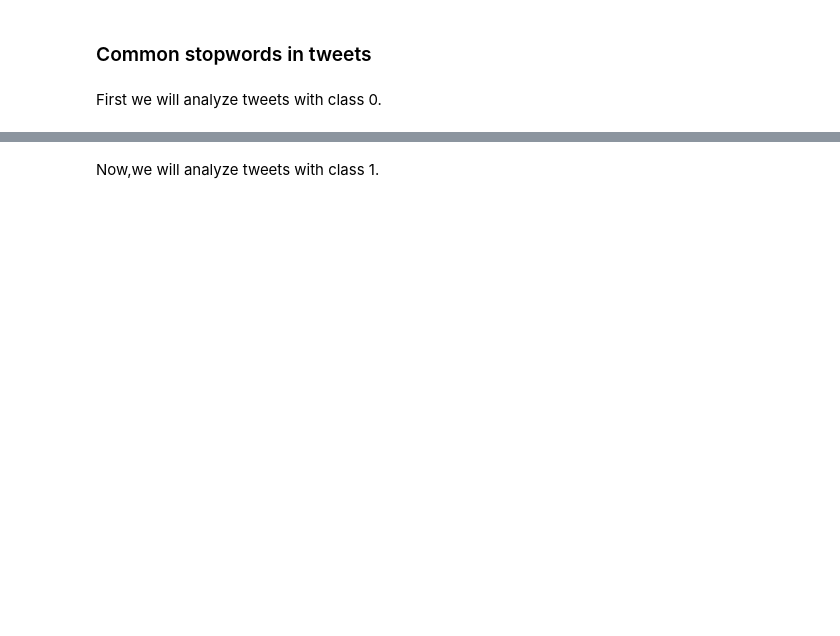
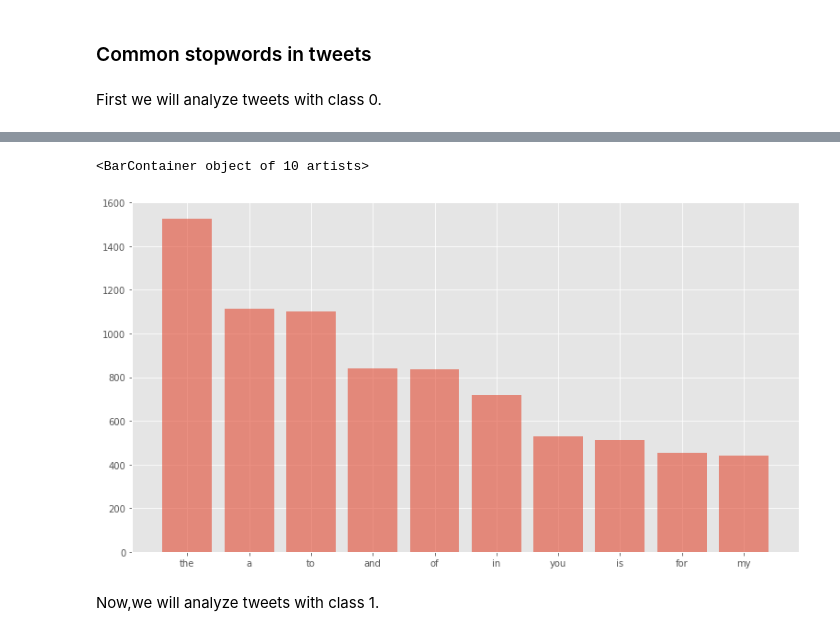
Before and after one commit to HieuFromWaterloo/realornot, a Jupyter notebook: Init0220.ipynb, the cells around one changed output, grey strips where cells are left out. Cells and saved outputs as stored; diff of their text form; code cells hidden in the pictures; blank space fills up the shorter version.

```diff
--- a/Init0220.ipynb
+++ b/Init0220.ipynb
@@ -224,7 +258,10 @@ np.array(stop)
 # %%
 plt.rcParams['figure.figsize'] = (13, 7)
 x,y=zip(*top)
-plt.bar(x,y)
+plt.bar(x,y, alpha = 0.6)
+# %% [output]
+<BarContainer object of 10 artists>
+[figure, added]
 # %% [markdown]
 Now,we will analyze tweets with class 1.
 # %%
```
Also changed, not shown: parts of 90 cells of this notebook.
